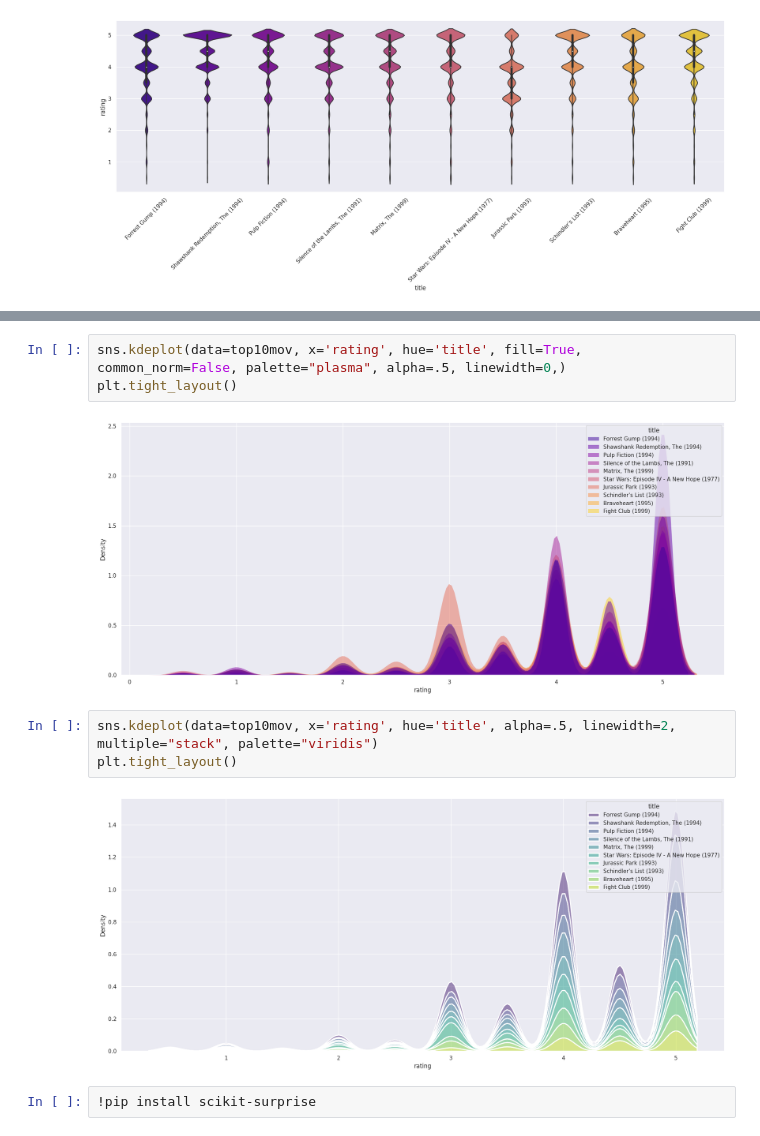
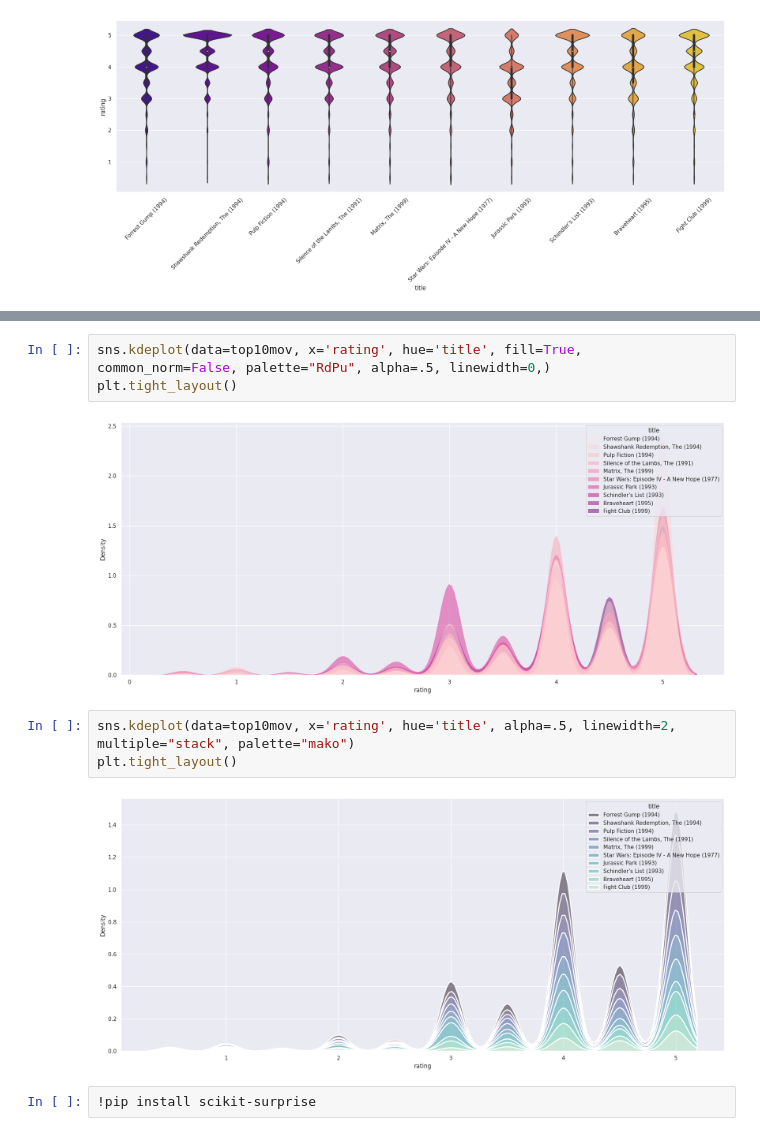
Before and after one commit to sreshu/MovieAnalysis, a Jupyter notebook: MovieLensAnalysis.ipynb, the cells around one changed output, grey strips where cells are left out. Drawn from its saved outputs; the diff is of its cells as text.

```diff
--- a/MovieLensAnalysis.ipynb
+++ b/MovieLensAnalysis.ipynb
@@ -518,13 +510,13 @@ sns.displot(kkk.rating)
 # %%
-sns.kdeplot(data=top10mov, x='rating', hue='title', fill=True, common_norm=False, palette="plasma", alpha=.5, linewidth=0,)
+sns.kdeplot(data=top10mov, x='rating', hue='title', fill=True, common_norm=False, palette="RdPu", alpha=.5, linewidth=0,)
 plt.tight_layout()
 # %% [output]
-[figure, old version]
+[figure, new version]
 # %%
-sns.kdeplot(data=top10mov, x='rating', hue='title', alpha=.5, linewidth=2, multiple="stack", palette="viridis")
+sns.kdeplot(data=top10mov, x='rating', hue='title', alpha=.5, linewidth=2, multiple="stack", palette="mako")
 plt.tight_layout()
 # %% [output]
-[figure, old version]
+[figure, new version]
 # %%
 !pip install scikit-surprise
 # %% [output]
```
Also changed, not shown: parts of 26 cells of this notebook.
